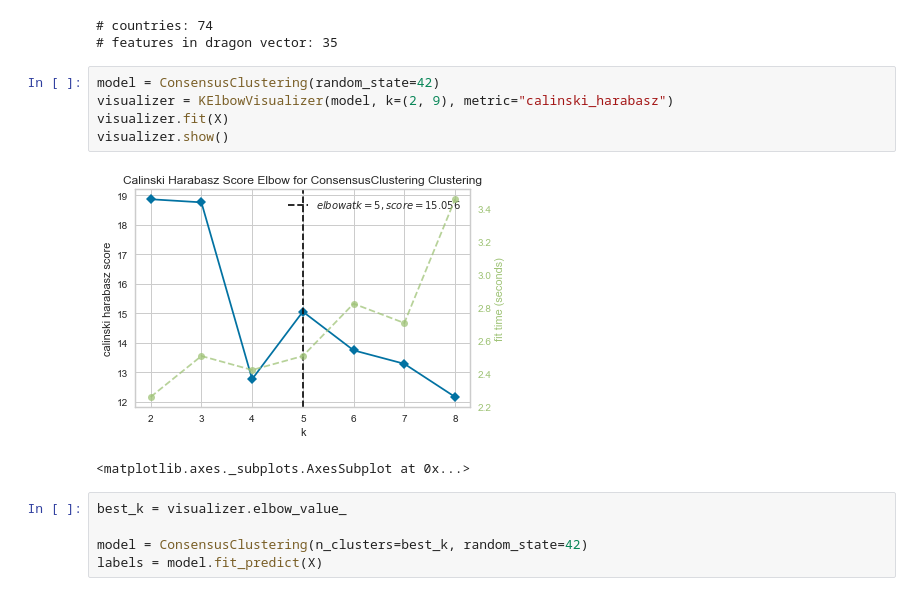
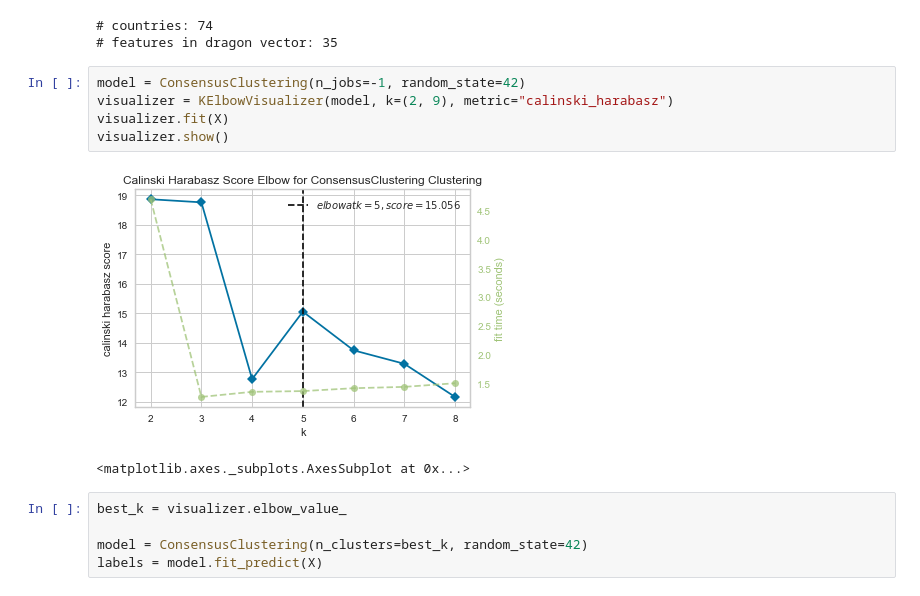
Before and after one commit to MrinalJain17/drake, a Jupyter notebook: notebooks/cluster_world_bank_data.ipynb, the cells around one changed output. Saved outputs shown, nothing was run; the diff lists cells and outputs as text.

Commit message:
Added support for multi-processing
The execution of K-Means on random subsets of the data can be parallelized. This commit adds support for multi-processing using joblib.

```diff
--- a/notebooks/cluster_world_bank_data.ipynb
+++ b/notebooks/cluster_world_bank_data.ipynb
@@ -20,12 +20,12 @@ print(f"# features in dragon vector: {X.shape[1]}")
 # countries: 74
 # features in dragon vector: 35
 # %%
-model = ConsensusClustering(random_state=42)
+model = ConsensusClustering(n_jobs=-1, random_state=42)
 visualizer = KElbowVisualizer(model, k=(2, 9), metric="calinski_harabasz")
 visualizer.fit(X)
 visualizer.show()
 # %% [output]
-[figure, old version]
+[figure, new version]
 <matplotlib.axes._subplots.AxesSubplot at 0x...>
 # %%
 best_k = visualizer.elbow_value_
```
Also changed, not shown: 1 other file.
